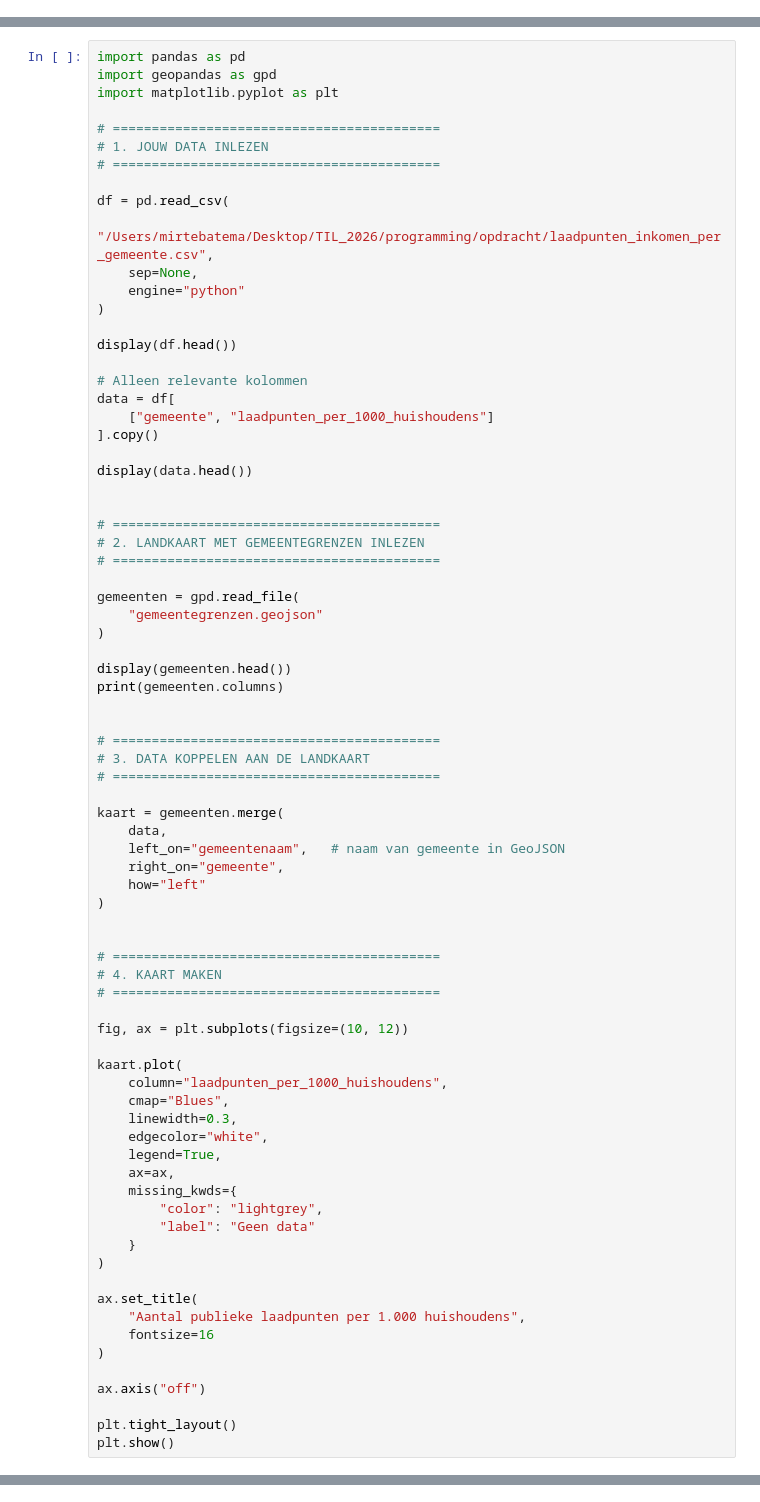
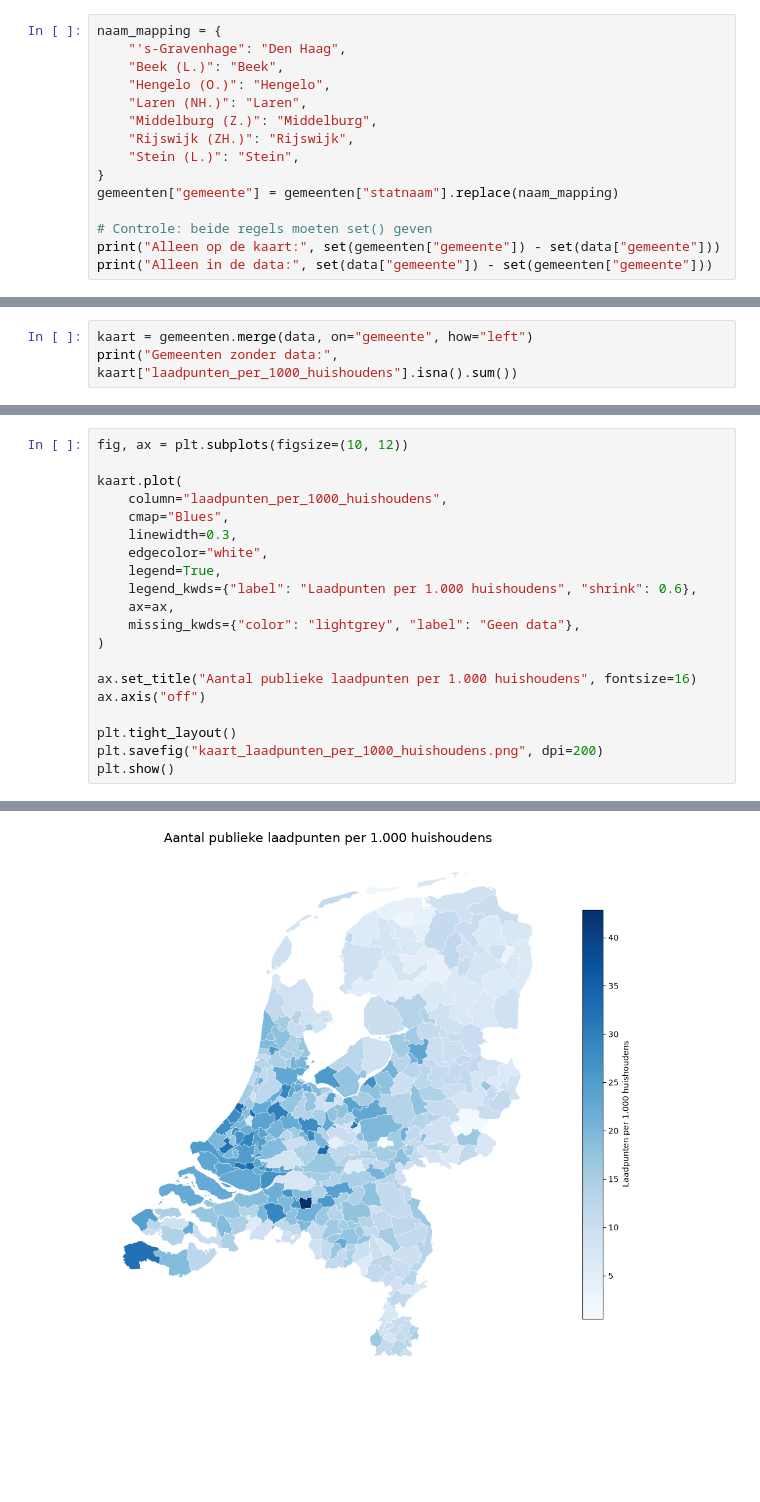
Before and after one commit to mirtebatema/group-15, a Jupyter notebook: laadpalen-huishoudens.ipynb, the cells around one changed output, grey strips where cells are left out. Drawn from its saved outputs; the diff is of its cells as text; blank space fills up the shorter version.

```diff
--- a/laadpalen-huishoudens.ipynb
+++ b/laadpalen-huishoudens.ipynb
@@ -0,0 +69,15 @@
+# %%
+naam_mapping = {
+    "'s-Gravenhage": "Den Haag",
+    "Beek (L.)": "Beek",
+    "Hengelo (O.)": "Hengelo",
+    "Laren (NH.)": "Laren",
+    "Middelburg (Z.)": "Middelburg",
+    "Rijswijk (ZH.)": "Rijswijk",
+    "Stein (L.)": "Stein",
+}
+gemeenten["gemeente"] = gemeenten["statnaam"].replace(naam_mapping)
+
+# Controle: beide regels moeten set() geven
+print("Alleen op de kaart:", set(gemeenten["gemeente"]) - set(data["gemeente"]))
+print("Alleen in de data:", set(data["gemeente"]) - set(gemeenten["gemeente"]))
@@ -0,0 +89,3 @@
+# %%
+kaart = gemeenten.merge(data, on="gemeente", how="left")
+print("Gemeenten zonder data:", kaart["laadpunten_per_1000_huishoudens"].isna().sum())
@@ -1,56 +96,4 @@
 # %%
-import pandas as pd
-import geopandas as gpd
-import matplotlib.pyplot as plt
-
-# ==========================================
-# 1. JOUW DATA INLEZEN
-# ==========================================
-
-df = pd.read_csv(
-    "/Users/mirtebatema/Desktop/TIL_2026/programming/opdracht/laadpunten_inkomen_per_gemeente.csv",
-    sep=None,
-    engine="python"
-)
-
-display(df.head())
-
-# Alleen relevante kolommen
-data = df[
-    ["gemeente", "laadpunten_per_1000_huishoudens"]
-].copy()
-
-display(data.head())
-
-
-# ==========================================
-# 2. LANDKAART MET GEMEENTEGRENZEN INLEZEN
-# ==========================================
-
-gemeenten = gpd.read_file(
-    "gemeentegrenzen.geojson"
-)
-
-display(gemeenten.head())
-print(gemeenten.columns)
-
-
-# ==========================================
-# 3. DATA KOPPELEN AAN DE LANDKAART
-# ==========================================
-
-kaart = gemeenten.merge(
-    data,
-    left_on="gemeentenaam",   # naam van gemeente in GeoJSON
-    right_on="gemeente",
-    how="left"
-)
-
-
-# ==========================================
-# 4. KAART MAKEN
-# ==========================================
-
 fig, ax = plt.subplots(figsize=(10, 12))
 
 kaart.plot(
@@ -59,20 +102,15 @@ kaart.plot(
     linewidth=0.3,
     edgecolor="white",
     legend=True,
+    legend_kwds={"label": "Laadpunten per 1.000 huishoudens", "shrink": 0.6},
     ax=ax,
-    missing_kwds={
-        "color": "lightgrey",
-        "label": "Geen data"
-    }
+    missing_kwds={"color": "lightgrey", "label": "Geen data"},
 )
 
-ax.set_title(
-    "Aantal publieke laadpunten per 1.000 huishoudens",
-    fontsize=16
-)
-
+ax.set_title("Aantal publieke laadpunten per 1.000 huishoudens", fontsize=16)
 ax.axis("off")
 
 plt.tight_layout()
+plt.savefig("kaart_laadpunten_per_1000_huishoudens.png", dpi=200)
 plt.show()
 # %% [output]
@@ -91,0 +117 @@ DataSourceError: gemeentegrenzen.geojson: No such file or directory
+[figure, added]
```
Also changed, not shown: parts of 12 cells of this notebook, 4 other files.
